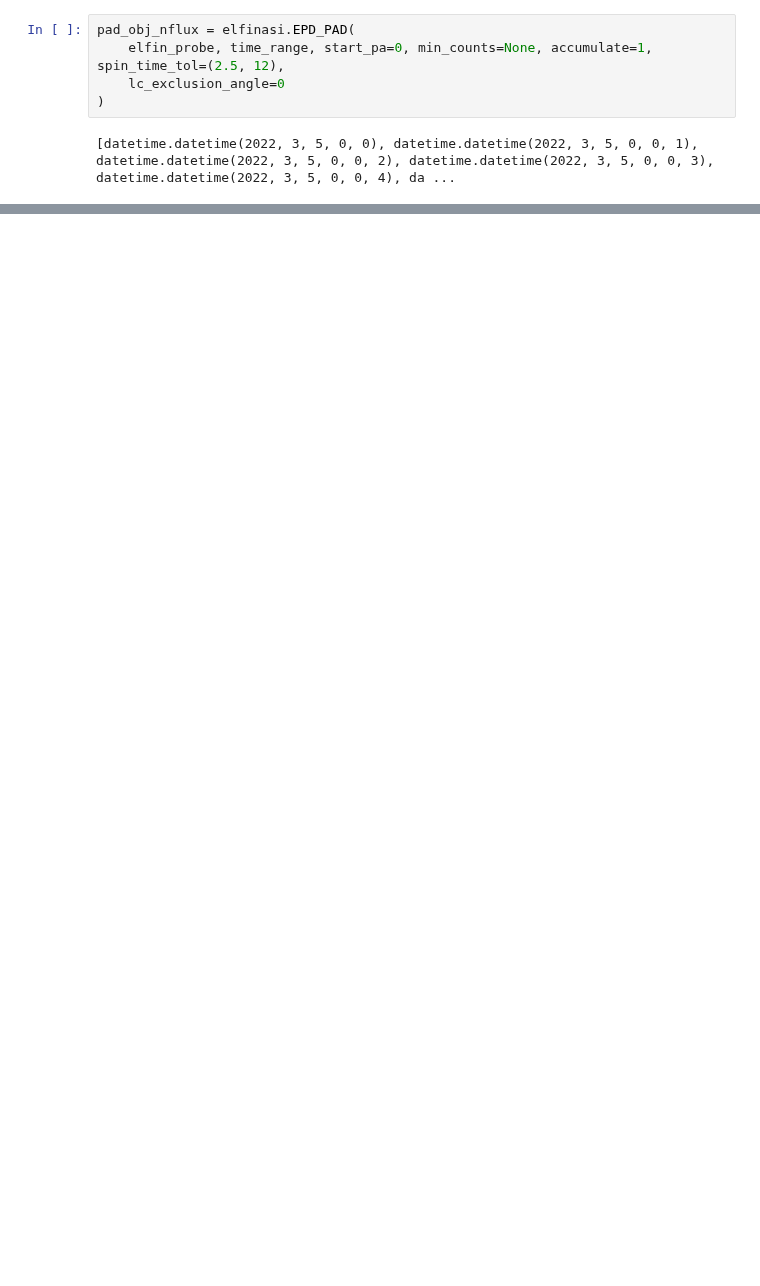
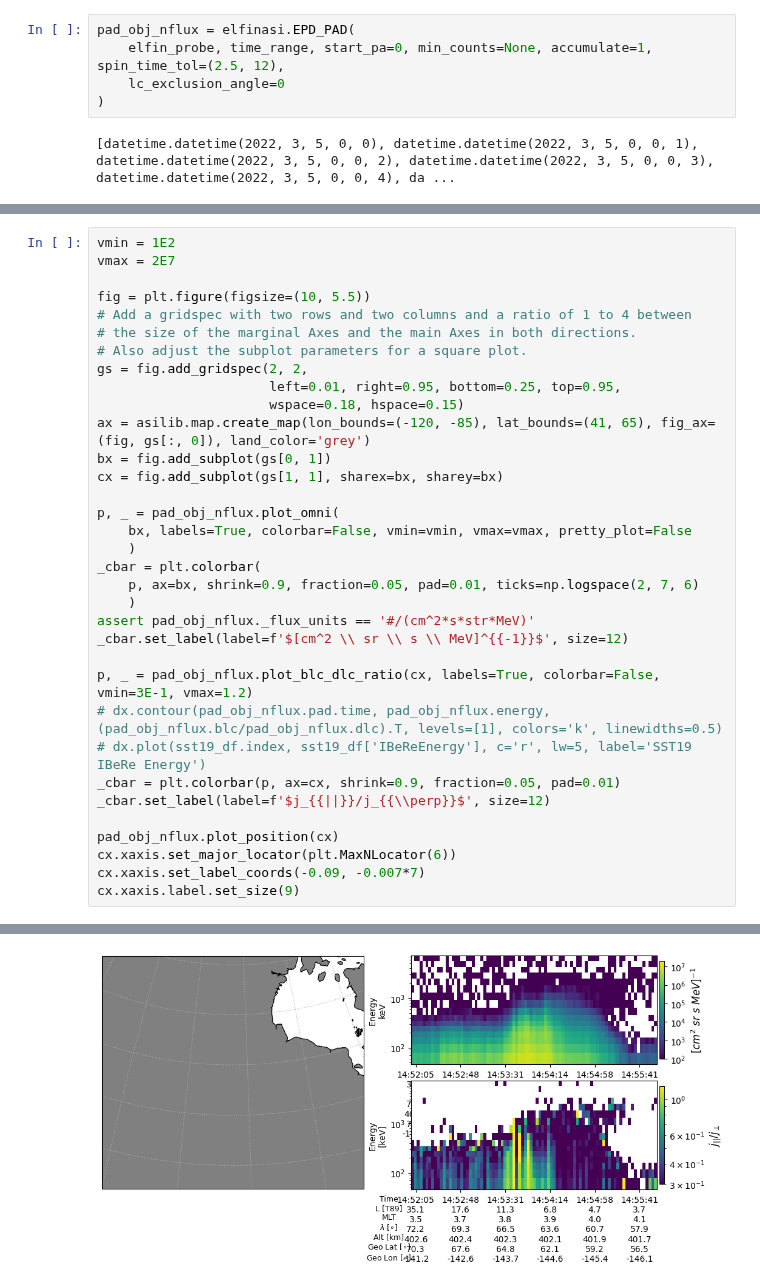
Before and after one commit to mshumko/elfinasi, a Jupyter notebook: src/20220305_psa_study/elfin_lamp.ipynb, the cells around one changed output, grey strips where cells are left out. Saved outputs shown, nothing was run; the diff lists cells and outputs as text; blank space fills up the shorter version.

```diff
--- a/src/20220305_psa_study/elfin_lamp.ipynb
+++ b/src/20220305_psa_study/elfin_lamp.ipynb
@@ -107,0 +208,35 @@ pad_obj_nflux = elfinasi.EPD_PAD(
+# %%
+vmin = 1E2
+vmax = 2E7
+
+fig = plt.figure(figsize=(10, 5.5))
+# Add a gridspec with two rows and two columns and a ratio of 1 to 4 between
+# the size of the marginal Axes and the main Axes in both directions.
+# Also adjust the subplot parameters for a square plot.
+gs = fig.add_gridspec(2, 2,
+                      left=0.01, right=0.95, bottom=0.25, top=0.95,
+                      wspace=0.18, hspace=0.15)
+ax = asilib.map.create_map(lon_bounds=(-120, -85), lat_bounds=(41, 65), fig_ax=(fig, gs[:, 0]), land_color='grey')
+bx = fig.add_subplot(gs[0, 1])
+cx = fig.add_subplot(gs[1, 1], sharex=bx, sharey=bx)
+
+p, _ = pad_obj_nflux.plot_omni(
+    bx, labels=True, colorbar=False, vmin=vmin, vmax=vmax, pretty_plot=False
+    )
+_cbar = plt.colorbar(
+    p, ax=bx, shrink=0.9, fraction=0.05, pad=0.01, ticks=np.logspace(2, 7, 6)
+    )
+assert pad_obj_nflux._flux_units == '#/(cm^2*s*str*MeV)'
+_cbar.set_label(label=f'$[cm^2 \\ sr \\ s \\ MeV]^{{-1}}$', size=12)
+
+p, _ = pad_obj_nflux.plot_blc_dlc_ratio(cx, labels=True, colorbar=False, vmin=3E-1, vmax=1.2)
+# dx.contour(pad_obj_nflux.pad.time, pad_obj_nflux.energy, (pad_obj_nflux.blc/pad_obj_nflux.dlc).T, levels=[1], colors='k', linewidths=0.5)
+# dx.plot(sst19_df.index, sst19_df['IBeReEnergy'], c='r', lw=5, label='SST19 IBeRe Energy')
+_cbar = plt.colorbar(p, ax=cx, shrink=0.9, fraction=0.05, pad=0.01)
+_cbar.set_label(label=f'$j_{{||}}/j_{{\\perp}}$', size=12)
+
+pad_obj_nflux.plot_position(cx)
+cx.xaxis.set_major_locator(plt.MaxNLocator(6))
+cx.xaxis.set_label_coords(-0.09, -0.007*7)
+cx.xaxis.label.set_size(9)
+# %% [output]
@@ -107,0 +247 @@ pad_obj_nflux = elfinasi.EPD_PAD(
+[figure, added]
```
Also changed, not shown: parts of 11 cells of this notebook.
